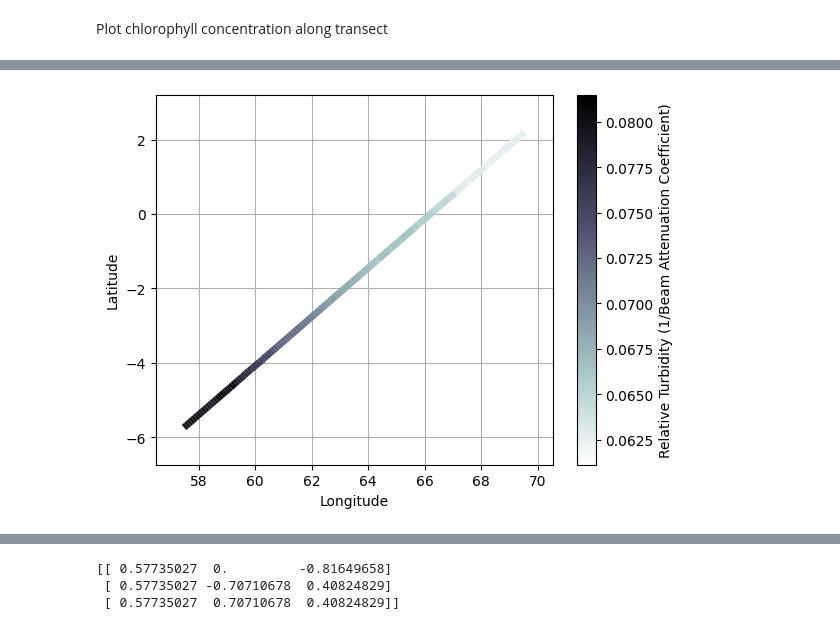
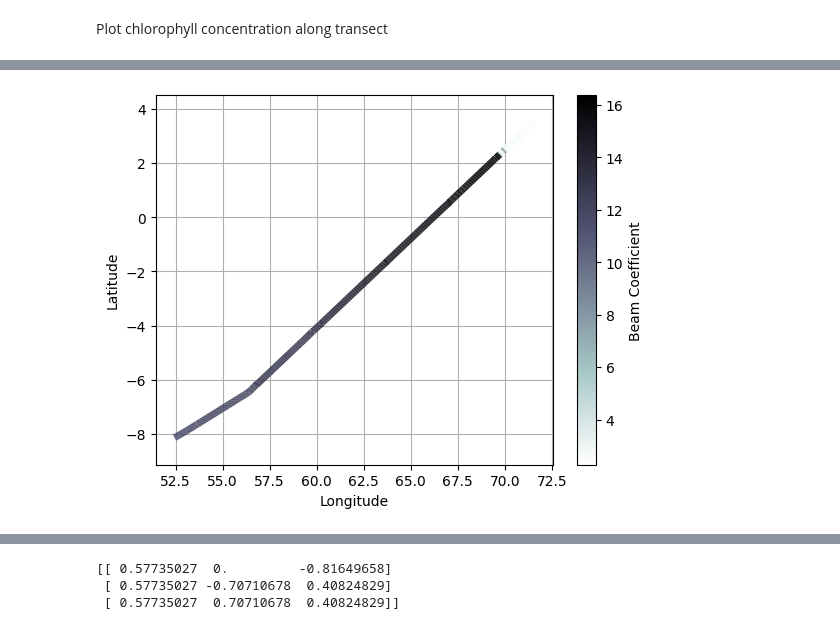
Before and after one commit to Asgar-Fataymamode/OceanX_Project1, a Jupyter notebook: pasindu.ipynb, the cells around one changed output, grey strips where cells are left out. Saved outputs shown, nothing was run; the diff lists cells and outputs as text; code cells hidden in the pictures.

```diff
--- a/pasindu.ipynb
+++ b/pasindu.ipynb
@@ -61,13 +61,13 @@ chloro_frame = pd.DataFrame({'time':unix_time, 'chloro':proc_fluoro})
 coord_frame['time'] = pd.to_datetime(coord_frame['time'], unit='ms')
 chloro_frame['time'] = pd.to_datetime(chloro_frame['time'], unit='s')
 
-coord_filt = coord_frame[coord_frame['time'].dt.minute.isin([0,30])]
-chloro_filt = chloro_frame[chloro_frame['time'].dt.minute.isin([0,30])]
+coord_filt = coord_frame[coord_frame['time'].dt.minute.isin([0,15,30,45])]
+chloro_filt = chloro_frame[chloro_frame['time'].dt.minute.isin([0,15,30,45])]
 chloro_second_filt = chloro_filt[chloro_filt['time'].dt.second.isin([0])]
 
 print(coord_filt)
 print(chloro_second_filt)
-
+chloro_second_filt.to_csv('chloro_conc.csv')
 #Merge coordinate and chlorophyll concentration data
 merged_data = coord_filt.merge(chloro_second_filt, on='time')
 print(merged_data)
@@ -255,7 +255,7 @@ saline_plot()
 trans_data = genfromtxt('unix_dataset/trans.csv', delimiter=',')
 trans_frame = pd.DataFrame({'time':trans_data[:,0], 'count':trans_data[:,1]})
 trans_frame['time'] = pd.to_datetime(trans_frame['time'], unit='ms')
-trans_filt = trans_frame[trans_frame['time'].dt.minute.isin([0,30])]
+trans_filt = trans_frame[trans_frame['time'].dt.minute.isin([0,15,30,45])]
 
 #Process the digital counts to obtain beam coefficient
 ref_count = 15345
@@ -265,7 +265,7 @@ pathlen = 0.25
 merge_trans = coord_filt.merge(trans_filt, on='time')
 merge_trans['count'] /= ref_count
 merge_trans['coeff'] = -1/(pathlen*np.log(merge_trans['count']))
-merge_trans['coeff'] = 1/merge_trans['coeff']
+#merge_trans['coeff'] = 1/merge_trans['coeff']
 print(merge_trans)
 
 def trans_plot():
@@ -274,7 +274,7 @@ def trans_plot():
     z = merge_trans['coeff']
     fig, ax = plt.subplots()
     lc = colorline(x, y, z, cmap='bone_r',norm=plt.Normalize(z.min(),z.max()))
-    plt.colorbar(lc, label="Relative Turbidity (1/Beam Attenuation Coefficient)")
+    plt.colorbar(lc, label="Beam Coefficient")
     plt.xlim(x.min()-1, x.max()+1)
     plt.ylim(y.min()-1, y.max()+1)
     plt.xlabel("Longitude")
@@ -303,4 +303,4 @@ trans_plot()
-[figure, old version]
+[figure, new version]
 # %%
 #Attempt at Redundancy Analysis (RDA)
 test_series = merge_temp['temp']
```
Also changed, not shown: parts of 6 cells of this notebook, 8 other files.
